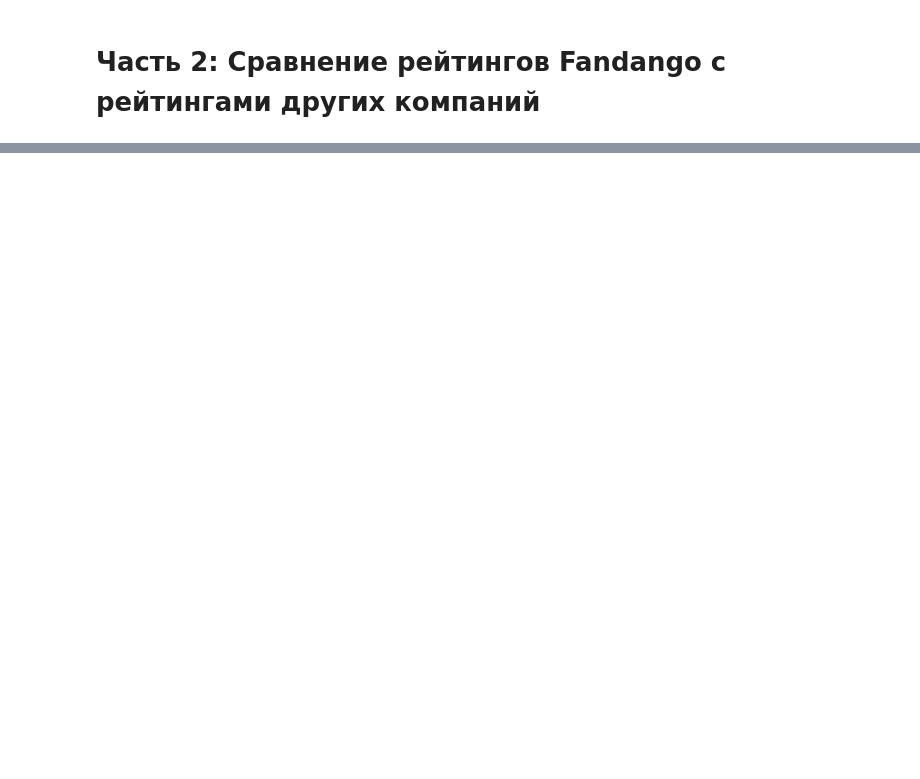
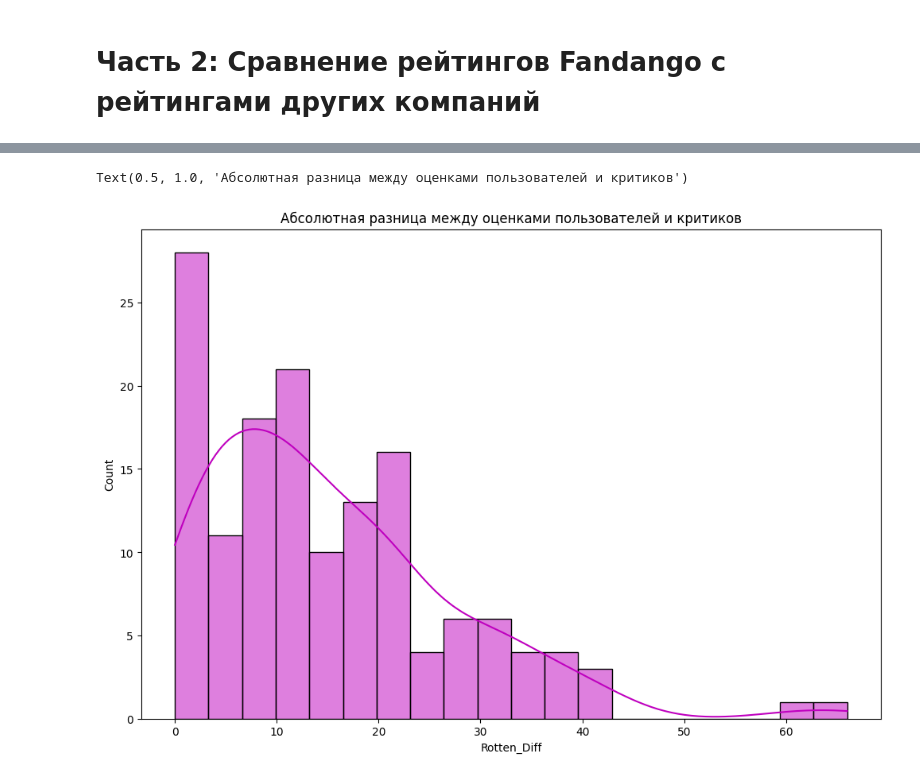
Before and after one commit to Safuanov888/Research-on-Fandango, a Jupyter notebook: Exposing Fandango.ipynb, the cells around one changed output, grey strips where cells are left out. Cells and saved outputs as stored; diff of their text form; code cells hidden in the pictures; blank space fills up the shorter version.

```diff
--- a/Exposing Fandango.ipynb
+++ b/Exposing Fandango.ipynb
@@ -188,0 +277,7 @@ fandango[fandango['STARS_DIFF'] == 1]
+# %%
+plt.figure(figsize=(12,8))
+sns.histplot(data=all_sites, x=all_sites['Rotten_Diff'].apply(lambda x: abs(x)), kde=True, bins=20, color='m')
+plt.title('Абсолютная разница между оценками пользователей и критиков')
+# %% [output]
+Text(0.5, 1.0, 'Абсолютная разница между оценками пользователей и критиков')
+[figure, added]
```
Also changed, not shown: parts of 50 cells of this notebook, 2 other files.
